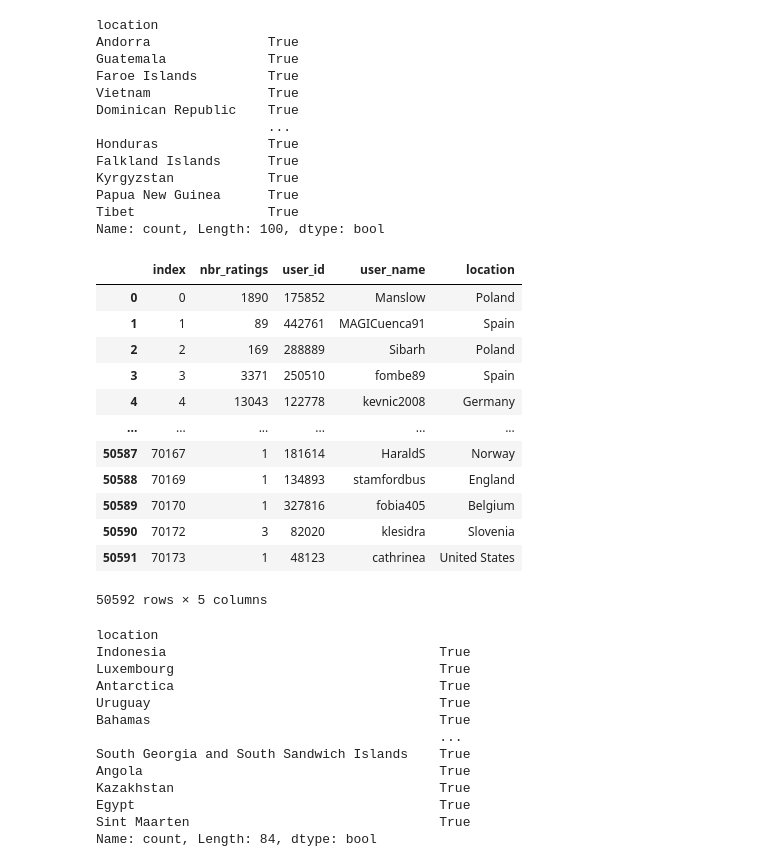
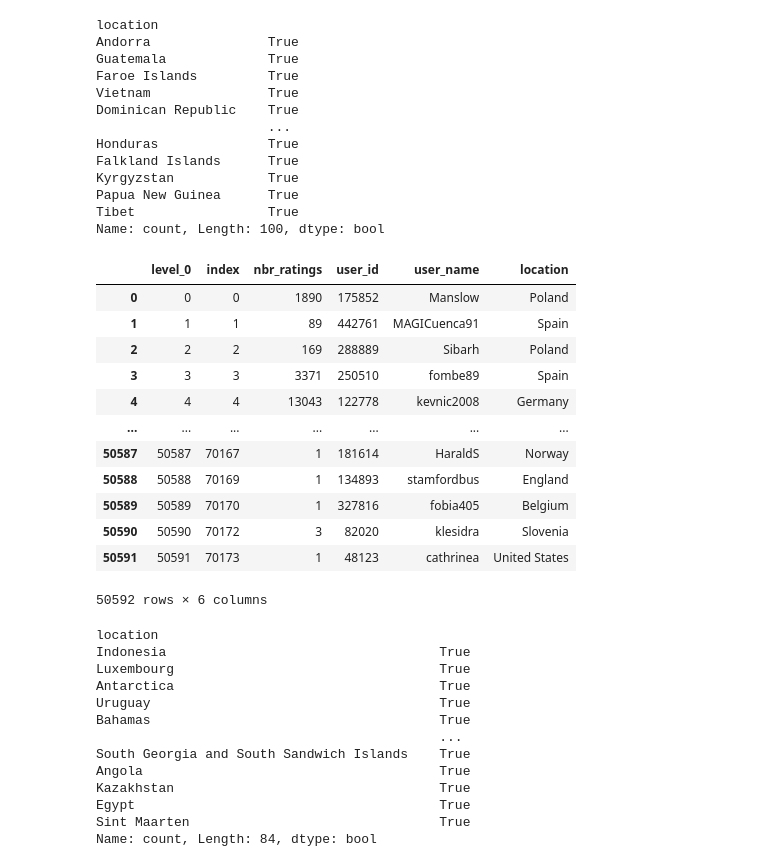
Before and after one commit to epfl-ada/ada-2024-project-datapilots, a Jupyter notebook: results.ipynb, the cells around one changed output. Saved outputs shown, nothing was run; the diff lists cells and outputs as text; code cells hidden in the pictures.

Commit message:
ratings that have missing values modified

```diff
--- a/results.ipynb
+++ b/results.ipynb
@@ -556,21 +556,21 @@ for i in range(len(rb_users_cleaned_2['location'])):
     if rb_users_cleaned_2['location'][i] in count :
         rb_users_cleaned_2_copy.drop(i)
 # %%
-rb_users_cleaned_2_copy
+rb_users_cleaned_2_copy.reset_index()
 # %% [output]
-|  | index | nbr_ratings | user_id | user_name | location |
-| 0 | 0 | 1890 | 175852 | Manslow | Poland |
-| 1 | 1 | 89 | 442761 | MAGICuenca91 | Spain |
-| 2 | 2 | 169 | 288889 | Sibarh | Poland |
-| 3 | 3 | 3371 | 250510 | fombe89 | Spain |
-| 4 | 4 | 13043 | 122778 | kevnic2008 | Germany |
-| ... | ... | ... | ... | ... | ... |
-| 50587 | 70167 | 1 | 181614 | HaraldS | Norway |
-| 50588 | 70169 | 1 | 134893 | stamfordbus | England |
-| 50589 | 70170 | 1 | 327816 | fobia405 | Belgium |
-| 50590 | 70172 | 3 | 82020 | klesidra | Slovenia |
-| 50591 | 70173 | 1 | 48123 | cathrinea | United States |
+|  | level_0 | index | nbr_ratings | user_id | user_name | location |
+| 0 | 0 | 0 | 1890 | 175852 | Manslow | Poland |
+| 1 | 1 | 1 | 89 | 442761 | MAGICuenca91 | Spain |
+| 2 | 2 | 2 | 169 | 288889 | Sibarh | Poland |
+| 3 | 3 | 3 | 3371 | 250510 | fombe89 | Spain |
+| 4 | 4 | 4 | 13043 | 122778 | kevnic2008 | Germany |
+| ... | ... | ... | ... | ... | ... | ... |
+| 50587 | 50587 | 70167 | 1 | 181614 | HaraldS | Norway |
+| 50588 | 50588 | 70169 | 1 | 134893 | stamfordbus | England |
+| 50589 | 50589 | 70170 | 1 | 327816 | fobia405 | Belgium |
+| 50590 | 50590 | 70172 | 3 | 82020 | klesidra | Slovenia |
+| 50591 | 50591 | 70173 | 1 | 48123 | cathrinea | United States |
-50592 rows × 5 columns
+50592 rows × 6 columns
 # %%
 count2 = ba_users_cleaned_2['location'].value_counts() < 10 # We have to adjust the thresholds
 count2[count2 == True]
```
Also changed, not shown: parts of 7 cells of this notebook.
